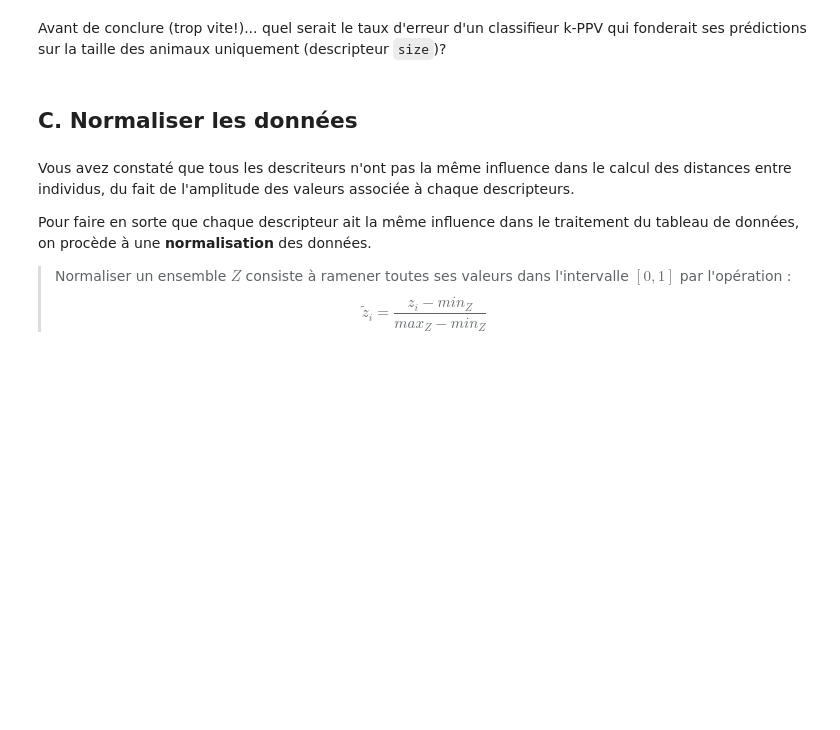
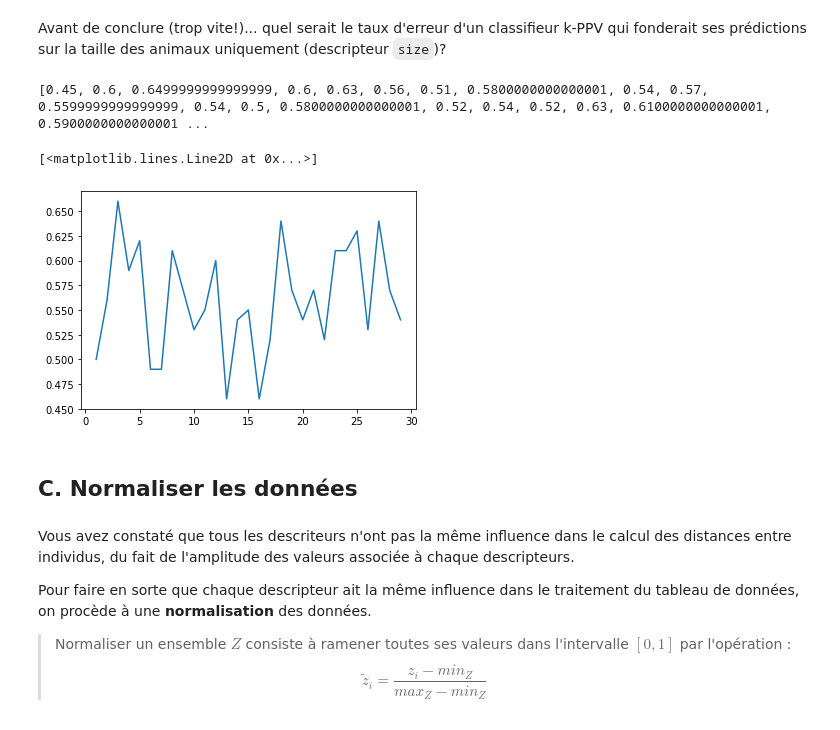
Before and after one commit to Juliette0070/optimisation, a Jupyter notebook: TP4 - Classer avec la méthode des k-Plus Proches Voisins-20240214/TP4_kNN.ipynb, the cells around one changed output. Cells and saved outputs as stored; diff of their text form; code cells hidden in the pictures; blank space fills up the shorter version.

```diff
--- a/TP4 - Classer avec la méthode des k-Plus Proches Voisins-20240214/TP4_kNN.ipynb
+++ b/TP4 - Classer avec la méthode des k-Plus Proches Voisins-20240214/TP4_kNN.ipynb
@@ -217,5 +224,38 @@ plt.plot(range(1, 30), [error_kNN(k, X_train, y_train, X_test, y_test) for k in
 # %% [markdown]
 Avant de conclure (trop vite!)... quel serait le taux d'erreur d'un classifieur k-PPV qui fonderait ses prédictions sur la taille des animaux uniquement (descripteur `size`)?
+# %%
+
+def cross_validation_error(k, X, y, n_folds=5):
+    """calcule le taux d'erreur de prédiction par k-PPV sur les données de test
+
+    Args:
+        k (int): nombre de voisins à utiliser pour prédire
+        X (matrice Numpy): le dataset des données
+        y (vecteur Numpy): le vecteur des labels des données
+        n_folds (int): nombre de folds à utiliser pour la validation croisée
+
+    Returns:
+        error_rate (float):  le taux d'erreur de prédiciton (Nb. mauvaises prédictions / Nb. prédictions)
+
+    """
+    N = X.shape[0]
+    fold_size = N // n_folds
+    errors = []
+    for fold in range(n_folds):
+        ids = np.arange(N)
+        np.random.shuffle(ids)
+        train_ids = np.concatenate([ids[:fold*fold_size], ids[(fold+1)*fold_size:]])
+        test_ids = ids[fold*fold_size:(fold+1)*fold_size]
+        error = error_kNN(k, X[train_ids], y[train_ids], X[test_ids], y[test_ids])
+        errors.append(error)
+    return np.mean(errors)
+
+print([cross_validation_error(k, X, y) for k in range(1, 30)])
+plt.plot(range(1, 30), [cross_validation_error(k, X, y) for k in range(1, 30)])
+# %% [output]
+[0.45, 0.6, 0.6499999999999999, 0.6, 0.63, 0.56, 0.51, 0.5800000000000001, 0.54, 0.57, 0.5599999999999999, 0.54, 0.5, 0.5800000000000001, 0.52, 0.54, 0.52, 0.63, 0.6100000000000001, 0.5900000000000001 ...
+[<matplotlib.lines.Line2D at 0x...>]
+[figure, added]
 # %% [markdown]
 ## C. Normaliser les données
 # %% [markdown]
```
Also changed, not shown: parts of 7 cells of this notebook.
